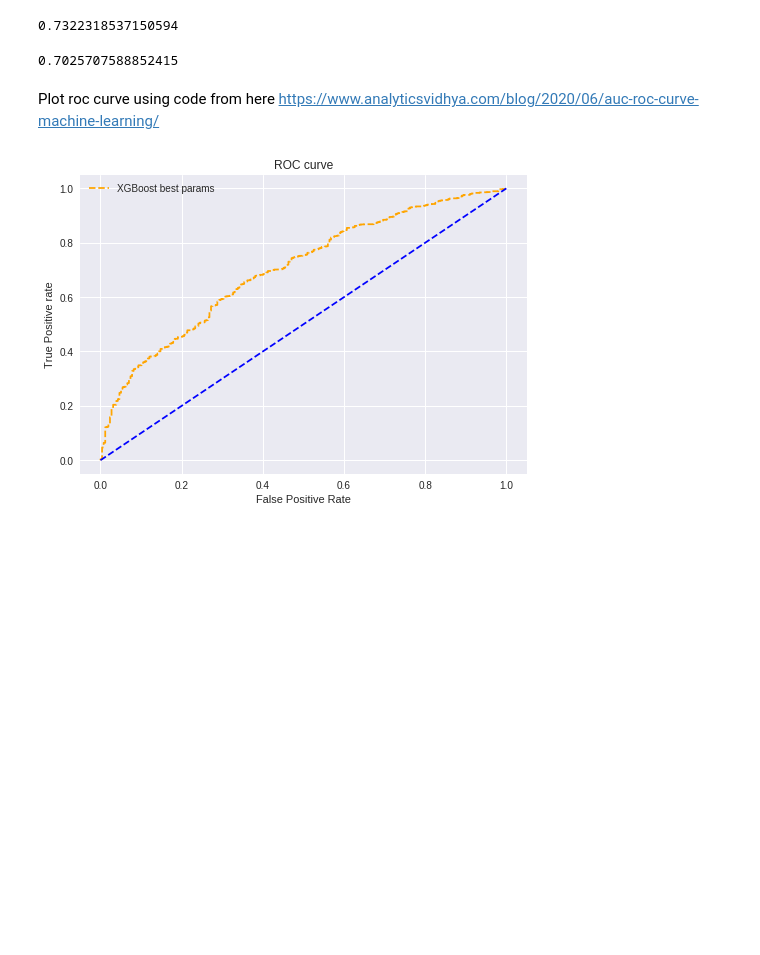
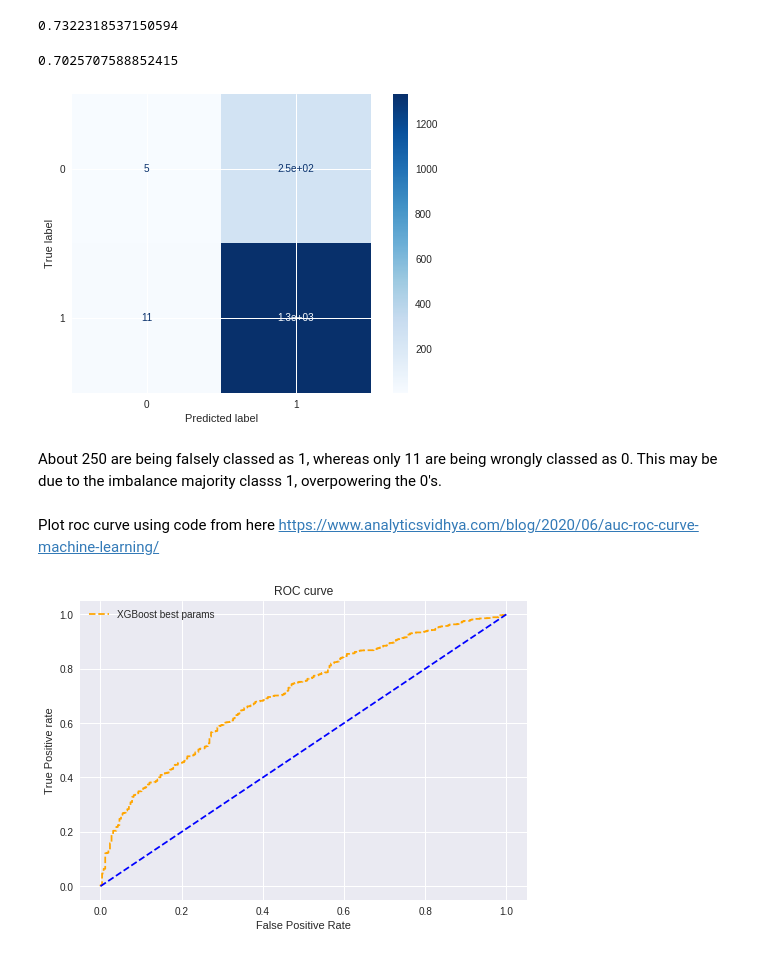
Before and after one commit to Reasmey/adsi_group2leftfeet, a Jupyter notebook: notebooks/tith_reasmey-10845345-week1_xgboosthptuning.ipynb, the cells around one changed output. Cells and saved outputs as stored; diff of their text form; code cells hidden in the pictures; blank space fills up the shorter version.

```diff
--- a/notebooks/tith_reasmey-10845345-week1_xgboosthptuning.ipynb
+++ b/notebooks/tith_reasmey-10845345-week1_xgboosthptuning.ipynb
@@ -153,6 +153,15 @@ roc_auc_score(y_train, y_train_preds_prob[:,1])
 roc_auc_score(y_val, y_val_preds_prob[:,1])
 # %% [output]
 0.7025707588852415
+# %%
+from sklearn.metrics import plot_confusion_matrix
+
+plot_confusion_matrix(model_best_params, X_val, y_val, cmap=plt.cm.Blues)
+plt.show()
+# %% [output]
+[figure, added]
+# %% [markdown]
+About 250 are being falsely classed as 1, whereas only 11 are being wrongly classed as 0. This may be due to the imbalance majority classs 1, overpowering the 0's.
 # %% [markdown]
 Plot roc curve using code from here https://www.analyticsvidhya.com/blog/2020/06/auc-roc-curve-machine-learning/
 # %%
```
